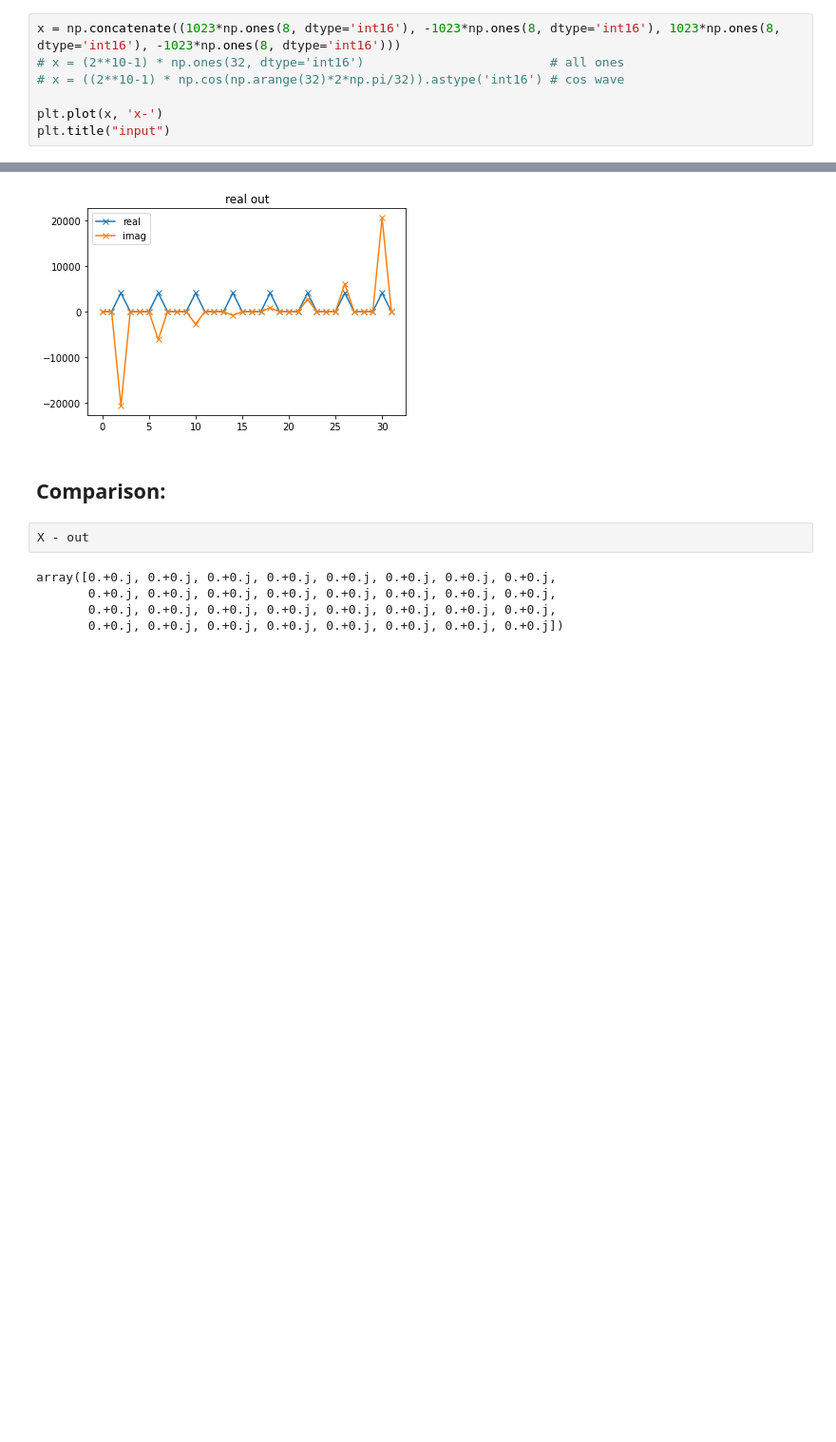
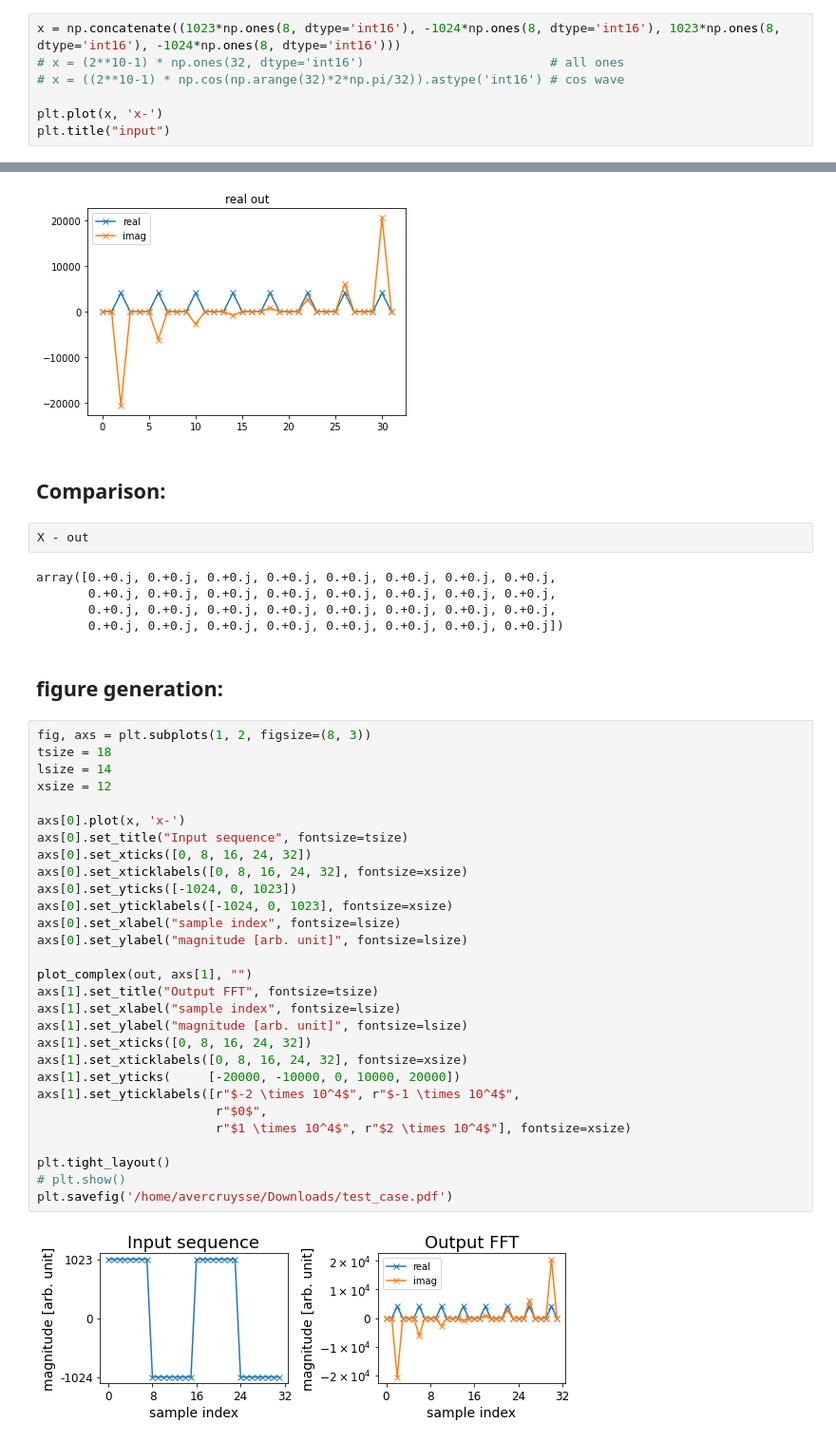
Before and after one commit to AlecVercruysse/fft_tutorial, a Jupyter notebook: fft_sim_visualization.ipynb, the cells around one changed output, grey strips where cells are left out. Shown: that part at 95% size. Saved outputs shown, nothing was run; the diff lists cells and outputs as text; blank space fills up the shorter version.

```diff
--- a/fft_sim_visualization.ipynb
+++ b/fft_sim_visualization.ipynb
@@ -35,7 +35,7 @@ def int2hex(integer, digits):
 # %% [markdown]
 # Generate test case `x`:
 # %%
-x = np.concatenate((1023*np.ones(8, dtype='int16'), -1023*np.ones(8, dtype='int16'), 1023*np.ones(8, dtype='int16'), -1023*np.ones(8, dtype='int16')))
+x = np.concatenate((1023*np.ones(8, dtype='int16'), -1024*np.ones(8, dtype='int16'), 1023*np.ones(8, dtype='int16'), -1024*np.ones(8, dtype='int16')))
 # x = (2**10-1) * np.ones(32, dtype='int16')                         # all ones
 # x = ((2**10-1) * np.cos(np.arange(32)*2*np.pi/32)).astype('int16') # cos wave
 
@@ -138,3 +138,36 @@ array([0.+0.j, 0.+0.j, 0.+0.j, 0.+0.j, 0.+0.j, 0.+0.j, 0.+0.j, 0.+0.j,
        0.+0.j, 0.+0.j, 0.+0.j, 0.+0.j, 0.+0.j, 0.+0.j, 0.+0.j, 0.+0.j,
        0.+0.j, 0.+0.j, 0.+0.j, 0.+0.j, 0.+0.j, 0.+0.j, 0.+0.j, 0.+0.j,
        0.+0.j, 0.+0.j, 0.+0.j, 0.+0.j, 0.+0.j, 0.+0.j, 0.+0.j, 0.+0.j])
+# %% [markdown]
+## figure generation:
+# %%
+fig, axs = plt.subplots(1, 2, figsize=(8, 3))
+tsize = 18
+lsize = 14
+xsize = 12
+
+axs[0].plot(x, 'x-')
+axs[0].set_title("Input sequence", fontsize=tsize)
+axs[0].set_xticks([0, 8, 16, 24, 32])
+axs[0].set_xticklabels([0, 8, 16, 24, 32], fontsize=xsize)
+axs[0].set_yticks([-1024, 0, 1023])
+axs[0].set_yticklabels([-1024, 0, 1023], fontsize=xsize)
+axs[0].set_xlabel("sample index", fontsize=lsize)
+axs[0].set_ylabel("magnitude [arb. unit]", fontsize=lsize)
+
+plot_complex(out, axs[1], "")
+axs[1].set_title("Output FFT", fontsize=tsize)
+axs[1].set_xlabel("sample index", fontsize=lsize)
+axs[1].set_ylabel("magnitude [arb. unit]", fontsize=lsize)
+axs[1].set_xticks([0, 8, 16, 24, 32])
+axs[1].set_xticklabels([0, 8, 16, 24, 32], fontsize=xsize)
+axs[1].set_yticks(     [-20000, -10000, 0, 10000, 20000])
+axs[1].set_yticklabels([r"$-2 \times 10^4$", r"$-1 \times 10^4$",
+                        r"$0$",
+                        r"$1 \times 10^4$", r"$2 \times 10^4$"], fontsize=xsize)
+
+plt.tight_layout()
+# plt.show()
+plt.savefig('/home/avercruysse/Downloads/test_case.pdf')
+# %% [output]
+[figure, added]
```
Also changed, not shown: parts of 1 cell of this notebook, 2 other files.
